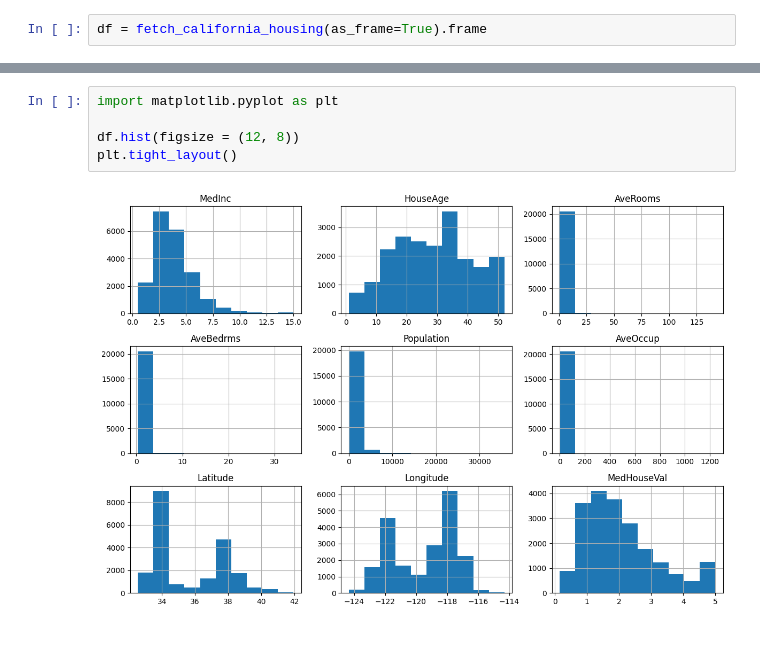
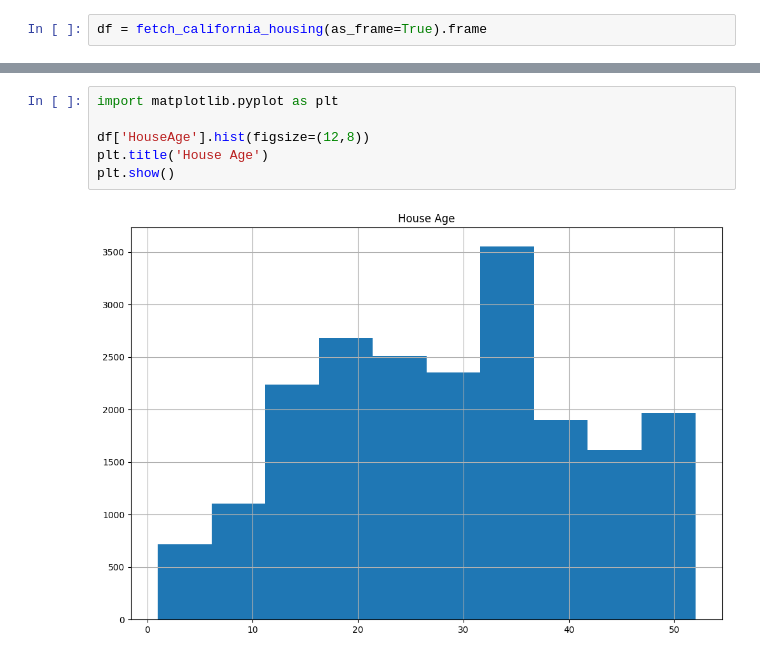
Before and after one commit to TheMysteer/aprendendo, a Jupyter notebook: day_2/01.ipynb, the cells around one changed output, grey strips where cells are left out. Saved outputs shown, nothing was run; the diff lists cells and outputs as text.

```diff
--- a/day_2/01.ipynb
+++ b/day_2/01.ipynb
@@ -18,10 +68,11 @@ df.describe()
 # %%
 import matplotlib.pyplot as plt
 
-df.hist(figsize = (12, 8))
-plt.tight_layout()
+df['HouseAge'].hist(figsize=(12,8))
+plt.title('House Age')
+plt.show()
 # %% [output]
-[figure, old version]
+[figure, new version]
 # %%
 import yfinance as yf
 
```
Also changed, not shown: parts of 6 cells of this notebook.
